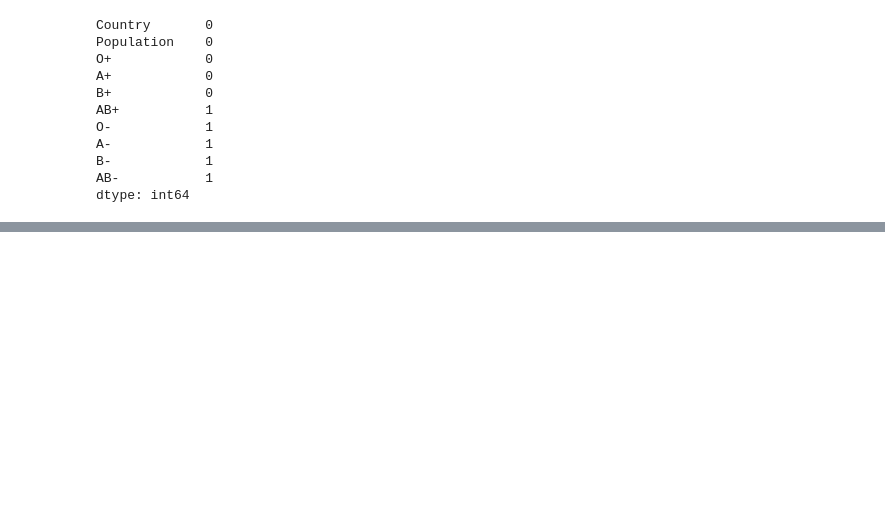
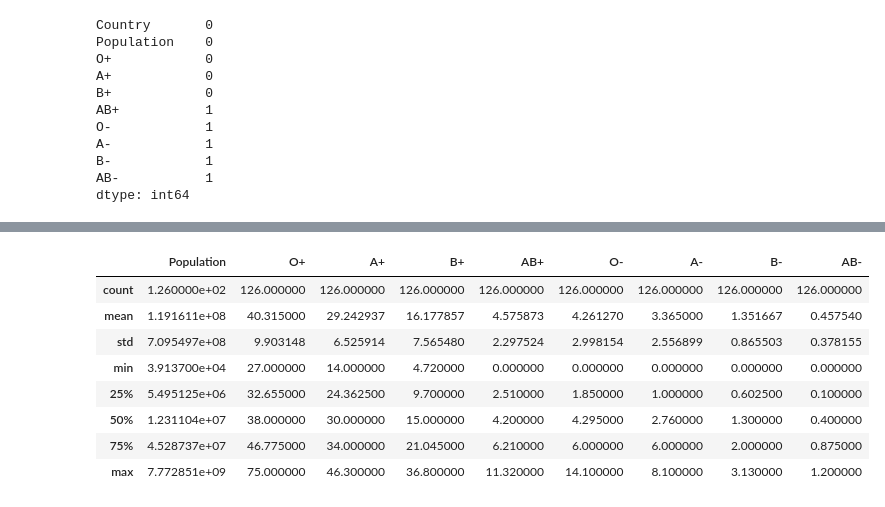
Before and after one commit to adicadi/Blood-Group-Analysis, a Jupyter notebook: Notebooks/blood_group_analysis.ipynb, the cells around one changed output, grey strips where cells are left out. Saved outputs shown, nothing was run; the diff lists cells and outputs as text; code cells hidden in the pictures; blank space fills up the shorter version.

Commit message:
Analysed the data across 3 different parameters

```diff
--- a/Notebooks/blood_group_analysis.ipynb
+++ b/Notebooks/blood_group_analysis.ipynb
@@ -71,0 +74,3 @@ df.to_csv("../Data/processed_blood_type_data.csv", index = False)
+# %%
+df = pd.read_csv("../Data/processed_blood_type_data.csv")
+df.head()
@@ -71,0 +84,12 @@ df.to_csv("../Data/processed_blood_type_data.csv", index = False)
+# %%
+df.describe()
+# %% [output]
+|  | Population | O+ | A+ | B+ | AB+ | O- | A- | B- | AB- |
+| count | 1.260000e+02 | 126.000000 | 126.000000 | 126.000000 | 126.000000 | 126.000000 | 126.000000 | 126.000000 | 126.000000 |
+| mean | 1.191611e+08 | 40.315000 | 29.242937 | 16.177857 | 4.575873 | 4.261270 | 3.365000 | 1.351667 | 0.457540 |
+| std | 7.095497e+08 | 9.903148 | 6.525914 | 7.565480 | 2.297524 | 2.998154 | 2.556899 | 0.865503 | 0.378155 |
+| min | 3.913700e+04 | 27.000000 | 14.000000 | 4.720000 | 0.000000 | 0.000000 | 0.000000 | 0.000000 | 0.000000 |
+| 25% | 5.495125e+06 | 32.655000 | 24.362500 | 9.700000 | 2.510000 | 1.850000 | 1.000000 | 0.602500 | 0.100000 |
+| 50% | 1.231104e+07 | 38.000000 | 30.000000 | 15.000000 | 4.200000 | 4.295000 | 2.760000 | 1.300000 | 0.400000 |
+| 75% | 4.528737e+07 | 46.775000 | 34.000000 | 21.045000 | 6.210000 | 6.000000 | 6.000000 | 2.000000 | 0.875000 |
+| max | 7.772851e+09 | 75.000000 | 46.300000 | 36.800000 | 11.320000 | 14.100000 | 8.100000 | 3.130000 | 1.200000 |
```
Also changed, not shown: parts of 7 cells of this notebook.
